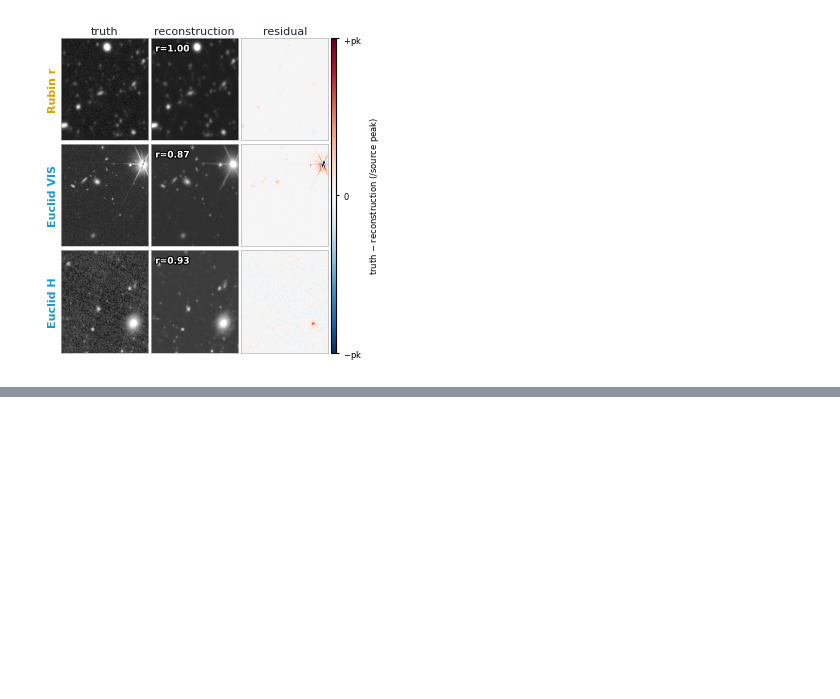
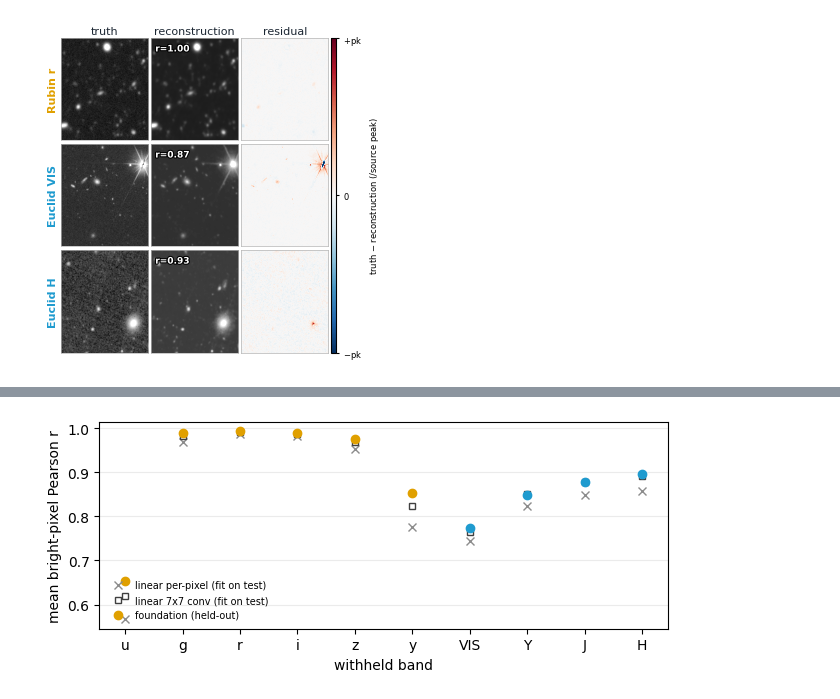
Before and after one commit to xoubish/JAISP, a Jupyter notebook: paper/paper_figures/figure_3_reconstruction.ipynb, the cells around one changed output, grey strips where cells are left out. Cells and saved outputs as stored; diff of their text form; code cells hidden in the pictures; blank space fills up the shorter version.

Commit message:
more on foundation validation to paper

```diff
--- a/paper/paper_figures/figure_3_reconstruction.ipynb
+++ b/paper/paper_figures/figure_3_reconstruction.ipynb
@@ -161,0 +235,75 @@ SAVED -> /home/shemmati/Work/Projects/JAISP/paper/figures/fig3_reconstruction.pn
+# %%
+# ============ LINEAR BASELINE: CAN SIMPLE INTERPOLATION MATCH THIS? ============
+# Referee stress test: predict each withheld band as a LINEAR function of the
+# other nine and score it with the identical bright-pixel Pearson r as above.
+# Two baselines, both fit ON THE VERY PIXELS THEY ARE SCORED ON (in-tile,
+# in-mask fit = an upper bound that no honest global linear scheme can beat):
+#   A. per-pixel:    target = a0 + sum_b a_b * band_b              (10 params)
+#   B. conv-kernel:  target = a0 + sum_b (K_b * band_b), 7x7 K_b  (442 params)
+# B is "linear interpolation + PSF matching": it can shift/smooth/sharpen each
+# band linearly, but cannot invent spatial frequencies or adapt per source.
+# Inputs are noise-normalised and clamped exactly as the network sees them;
+# truth and mask reuse the model's own deterministic definitions
+# (target_norm = clamp(img/rms), mask = top-10% InformationMap weights).
+import pickle, torch.nn.functional as F
+
+K = 7
+CACHE_LIN = Path('_fig3_linear_baseline_cache.pkl')
+LIN = pickle.load(open(CACHE_LIN, 'rb')) if CACHE_LIN.exists() else {}  # band -> {tile_idx: (rA, rB)}
+
+def _ridge_r(X, y):
+    """Ridge fit (tiny relative penalty) and Pearson r of the fit, same pixels."""
+    X = torch.cat([X, torch.ones_like(X[:, :1])], 1).double()
+    y = y.double()
+    XtX = X.T @ X
+    XtX += 1e-8 * torch.trace(XtX) / X.shape[1] * torch.eye(X.shape[1], device=X.device, dtype=X.dtype)
+    beta = torch.linalg.solve(XtX, X.T @ y)
+    p = X @ beta
+    return float(torch.corrcoef(torch.stack([p, y]))[0, 1])
+
+for n, idx in enumerate(VAL_IDX):
+    if all(idx in LIN.get(b, {}) for b in ORDER):
+        continue
+    s = DS[idx]; pool = {}; pool.update(s['rubin']); pool.update(s.get('euclid', {}))
+    norm = {b: (pool[b]['image'] / (pool[b]['rms'] + 1e-10)).clamp(-10.0, 100.0).to(DEV) for b in pool}
+    for band in pool:
+        if idx in LIN.get(band, {}):
+            continue
+        ti = pool[band]['image'].unsqueeze(0).to(DEV); tr = pool[band]['rms'].unsqueeze(0).to(DEV)
+        with torch.no_grad():
+            info = MODEL.encoder.info_maps[band](ti, tr)[0, 0].cpu().numpy()
+            m = torch.from_numpy(info >= np.nanpercentile(info, 90)).to(DEV)
+            y_img = (ti / (tr + 1e-10)).clamp(-10.0, 100.0)[0, 0]
+            Ht, Wt = y_img.shape
+            ctx = torch.cat([F.interpolate(norm[b].unsqueeze(0), size=(Ht, Wt), mode='bilinear',
+                                           align_corners=False, antialias=True)
+                             for b in pool if b != band], dim=1)          # (1, 9, Ht, Wt)
+            y = y_img[m]
+            rA = _ridge_r(ctx[0].permute(1, 2, 0)[m], y)                  # (Nmask, 9)
+            rB = _ridge_r(F.unfold(ctx, K, padding=K // 2)[0].T[m.flatten()], y)  # (Nmask, 9*K*K)
+        LIN.setdefault(band, {})[idx] = (rA, rB)
+    pickle.dump(LIN, open(CACHE_LIN, 'wb'))
+    print(f'{n+1}/{len(VAL_IDX)} tiles', end='\r')
+
+print(f'\n{"band":11s} {"model":>7s} {"lin-pix":>8s} {"lin-conv":>9s}   (mean bright-pixel r, {len(VAL_IDX)} held-out tiles)')
+STATS = {}
+for b in ORDER:
+    rm = np.mean([r for _, r in PER_TILE_R[b]])
+    ra = np.mean([v[0] for v in LIN[b].values()])
+    rb = np.mean([v[1] for v in LIN[b].values()])
+    STATS[b] = (rm, ra, rb)
+    print(f'{b:11s} {rm:7.3f} {ra:8.3f} {rb:9.3f}')
+
+fig, ax = plt.subplots(figsize=(6.5, 2.8))
+xs = np.arange(len(ORDER))
+ax.plot(xs, [STATS[b][1] for b in ORDER], 'x', ms=6, color='0.55', label='linear per-pixel (fit on test)')
+ax.plot(xs, [STATS[b][2] for b in ORDER], 's', ms=5, mfc='none', color='0.25', label=f'linear {K}x{K} conv (fit on test)')
+for k, b in enumerate(ORDER):
+    col = '#e0a000' if b.startswith('rubin') else '#1f9bcf'
+    ax.plot(k, STATS[b][0], 'o', ms=6, color=col)
+ax.plot([], [], 'o', ms=6, color='#e0a000', label='foundation (held-out)')
+ax.set_xticks(xs); ax.set_xticklabels([b.split('_')[1] for b in ORDER])
+ax.set_ylabel('mean bright-pixel Pearson r'); ax.set_xlabel('withheld band')
+ax.grid(alpha=0.25, axis='y'); ax.legend(fontsize=7, loc='lower left', frameon=False)
+plt.tight_layout(); plt.show()
+# %% [output]
@@ -161,0 +322 @@ SAVED -> /home/shemmati/Work/Projects/JAISP/paper/figures/fig3_reconstruction.pn
+[figure, added]
```
Also changed, not shown: parts of 3 cells of this notebook, 4 other files.
